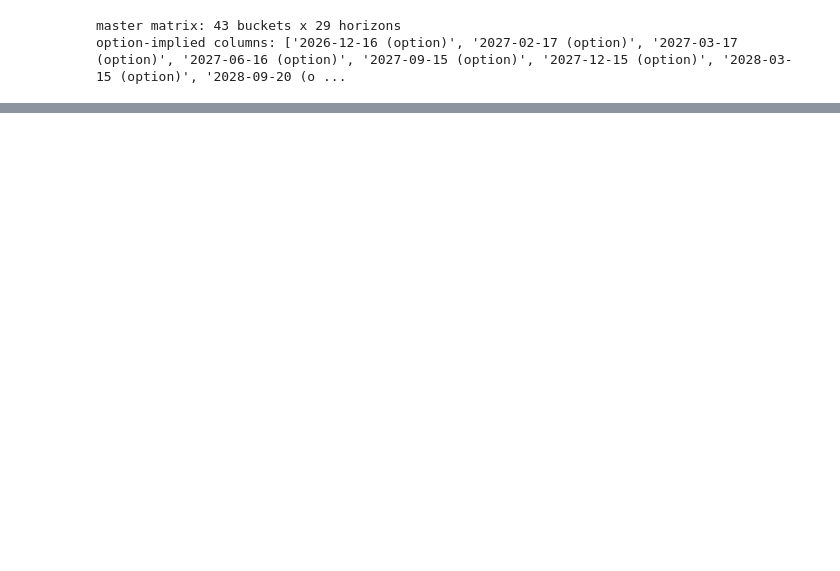
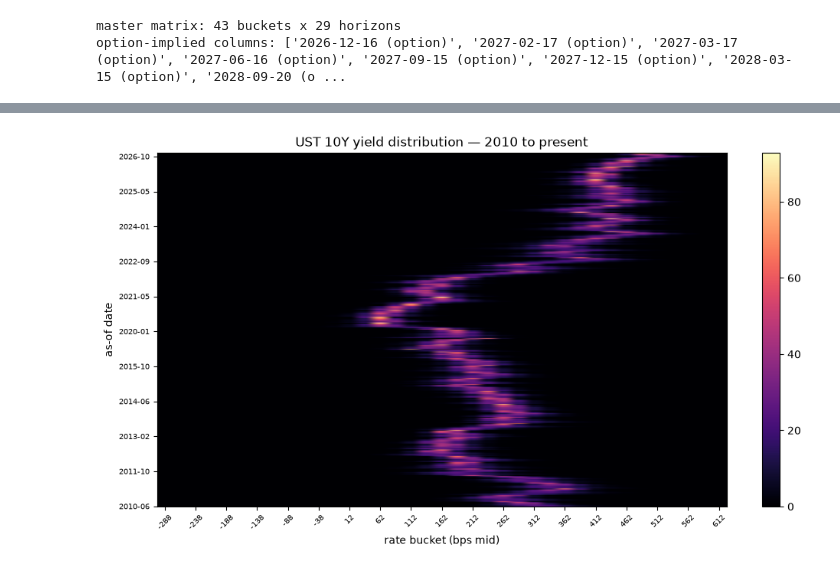
Before and after one commit to ssaurbier/FFR-futures, a Jupyter notebook: notebooks/fedwatch_30y.ipynb, the cells around one changed output, grey strips where cells are left out. Drawn from its saved outputs; the diff is of its cells as text; code cells hidden in the pictures; blank space fills up the shorter version.

```diff
--- a/notebooks/fedwatch_30y.ipynb
+++ b/notebooks/fedwatch_30y.ipynb
@@ -276,0 +304,7 @@ minimised by the OTM-only filter.
+# %%
+# --- THE 3D slice: UST 10Y distribution migrating through time
+mat10 = sf.horizon_series(surf, 'ust_opt', 10.0)
+im = fp.plot_horizon_evolution(mat10, title='UST 10Y yield distribution — 2010 to present')
+plt.gcf().set_size_inches(12, 6); plt.colorbar(im); plt.show()
+# %% [output]
+[figure, added]
```
Also changed, not shown: parts of 7 cells of this notebook, 8 other files.
